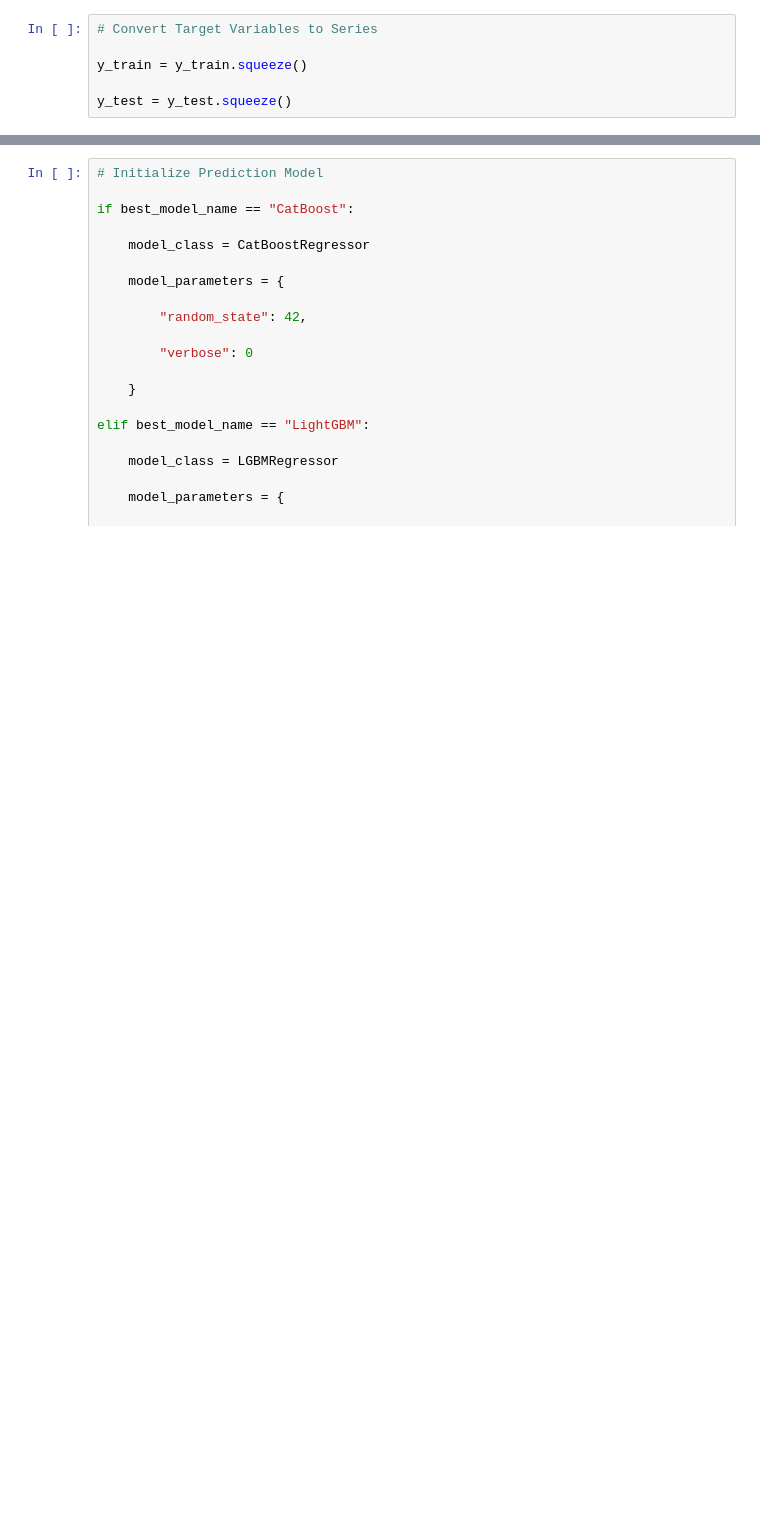
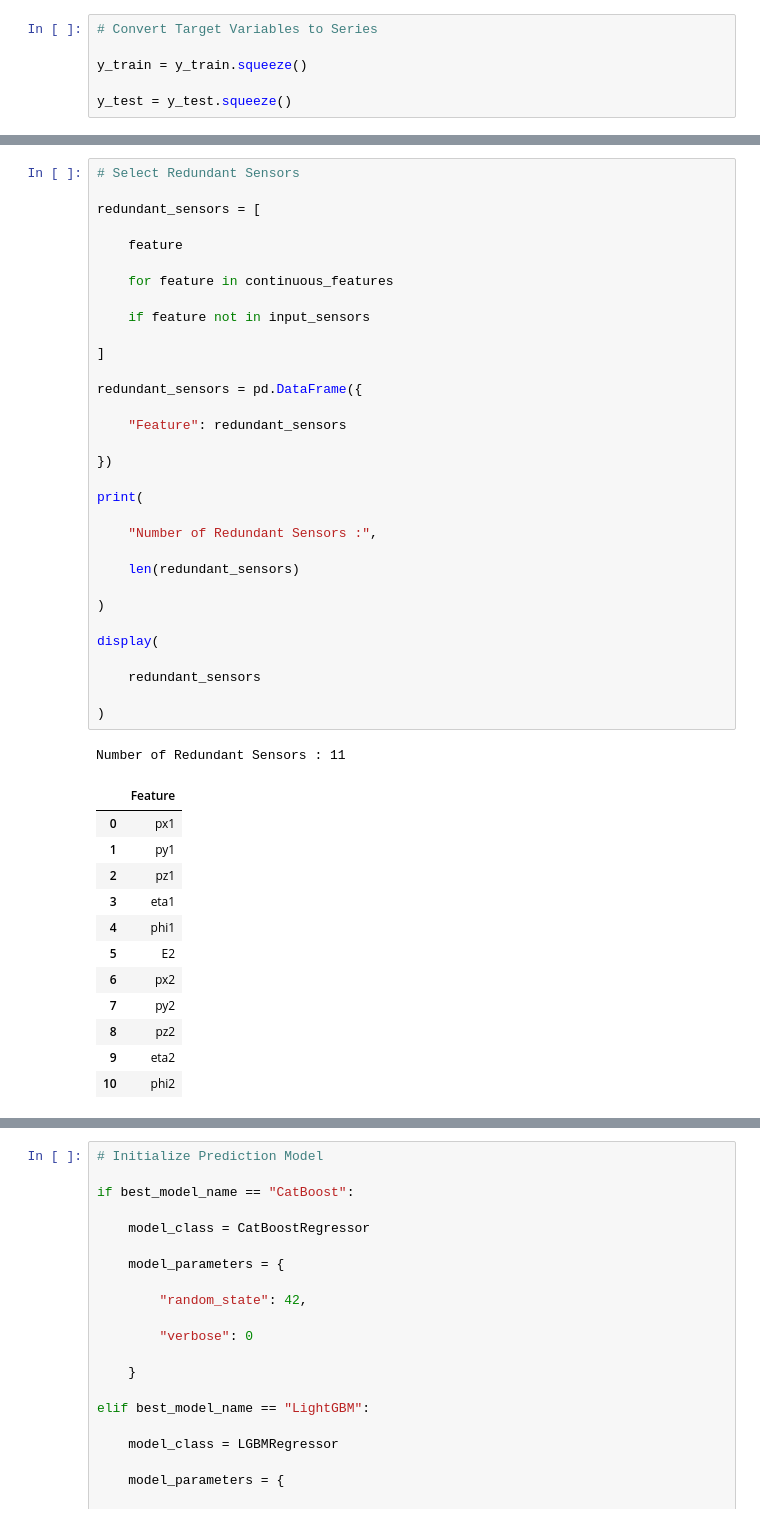
Before and after one commit to IvySingh-1/CERN-dielectron-ML-sensor-optimization, a Jupyter notebook: notebooks/04_Redundant_Sensor_Prediction.ipynb, the cells around one changed output, grey strips where cells are left out. Drawn from its saved outputs; the diff is of its cells as text; blank space fills up the shorter version.

```diff
--- a/notebooks/04_Redundant_Sensor_Prediction.ipynb
+++ b/notebooks/04_Redundant_Sensor_Prediction.ipynb
@@ -311,3 +333,49 @@ print(
+# %%
+# Select Redundant Sensors
+
+redundant_sensors = [
+
+    feature
+
+    for feature in continuous_features
+
+    if feature not in input_sensors
+
+]
+
+redundant_sensors = pd.DataFrame({
+
+    "Feature": redundant_sensors
+
+})
+
+print(
+
+    "Number of Redundant Sensors :",
+
+    len(redundant_sensors)
+
+)
+
+display(
+
+    redundant_sensors
+
+)
+# %% [output]
+Number of Redundant Sensors : 11
+|  | Feature |
+| 0 | px1 |
+| 1 | py1 |
+| 2 | pz1 |
+| 3 | eta1 |
+| 4 | phi1 |
+| 5 | E2 |
+| 6 | px2 |
+| 7 | py2 |
+| 8 | pz2 |
+| 9 | eta2 |
+| 10 | phi2 |
 # %%
 # Verify Selected Sensors
 
```
Also changed, not shown: parts of 17 cells of this notebook, 6 other files.
